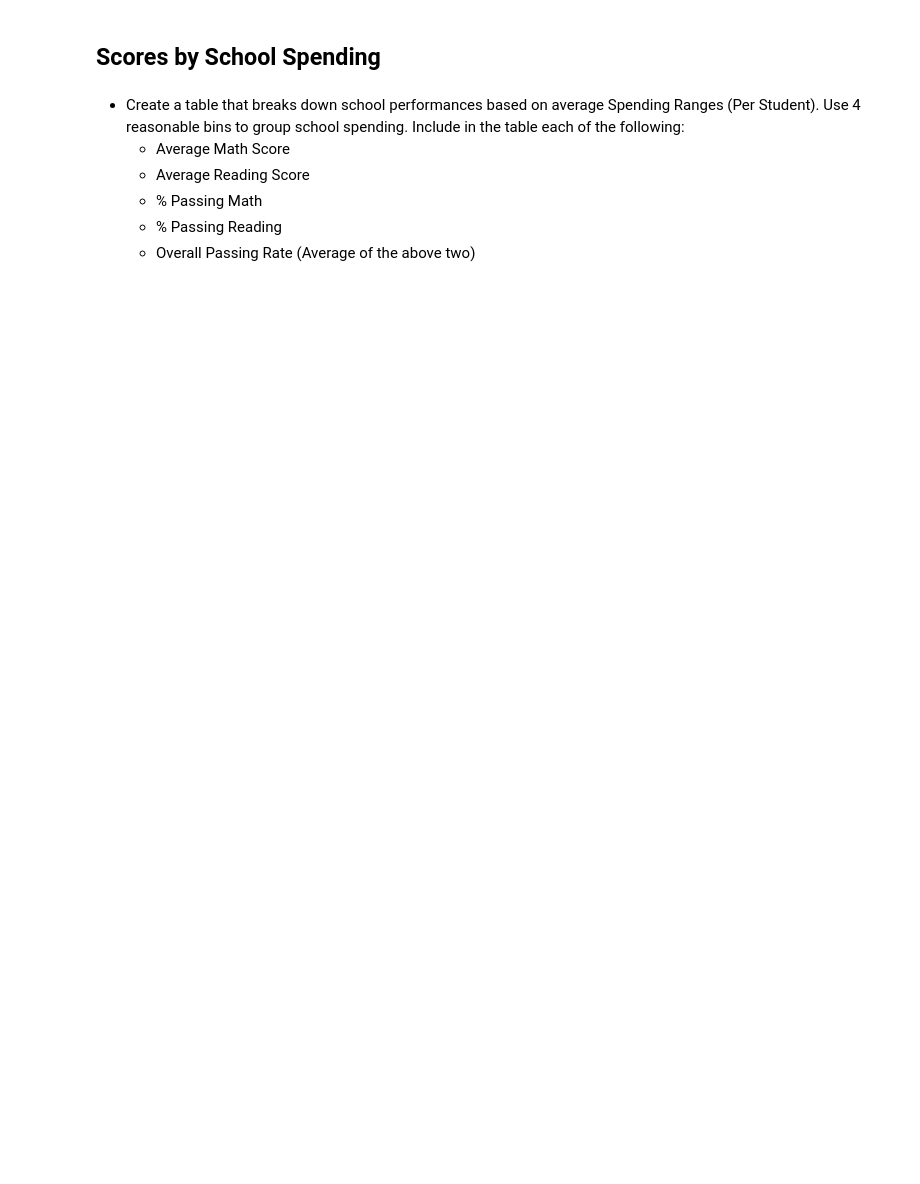
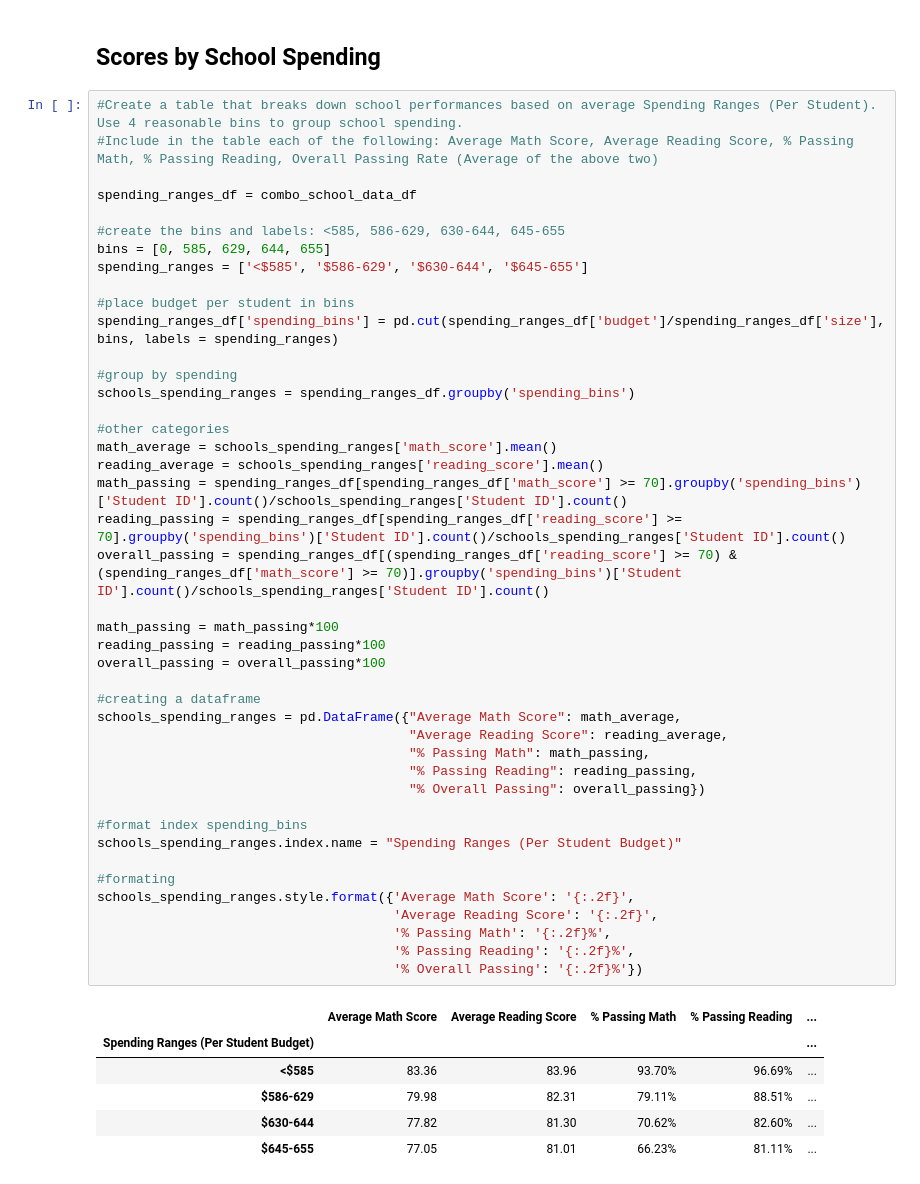
Before and after one commit to lrios215/pandas-challenge, a Jupyter notebook: PyCitySchools_Rios.ipynb, the cells around one changed output. Saved outputs shown, nothing was run; the diff lists cells and outputs as text; blank space fills up the shorter version.

```diff
--- a/PyCitySchools_Rios.ipynb
+++ b/PyCitySchools_Rios.ipynb
@@ -312,10 +302,53 @@ read_by_grade_df
 | Wright High School | 83.83 | 83.81 | 84.16 | 84.07 |
 # %% [markdown]
 ## Scores by School Spending
-# %% [markdown]
-* Create a table that breaks down school performances based on average Spending Ranges (Per Student). Use 4 reasonable bins to group school spending. Include in the table each of the following:
-  * Average Math Score
-  * Average Reading Score
-  * % Passing Math
-  * % Passing Reading
-  * Overall Passing Rate (Average of the above two)
+# %%
+#Create a table that breaks down school performances based on average Spending Ranges (Per Student). Use 4 reasonable bins to group school spending.
+#Include in the table each of the following: Average Math Score, Average Reading Score, % Passing Math, % Passing Reading, Overall Passing Rate (Average of the above two)
+
+spending_ranges_df = combo_school_data_df
+
+#create the bins and labels: <585, 586-629, 630-644, 645-655
+bins = [0, 585, 629, 644, 655]
+spending_ranges = ['<$585', '$586-629', '$630-644', '$645-655']
+
+#place budget per student in bins
+spending_ranges_df['spending_bins'] = pd.cut(spending_ranges_df['budget']/spending_ranges_df['size'], bins, labels = spending_ranges)
+
+#group by spending
+schools_spending_ranges = spending_ranges_df.groupby('spending_bins')
+
+#other categories
+math_average = schools_spending_ranges['math_score'].mean()
+reading_average = schools_spending_ranges['reading_score'].mean()
+math_passing = spending_ranges_df[spending_ranges_df['math_score'] >= 70].groupby('spending_bins')['Student ID'].count()/schools_spending_ranges['Student ID'].count()
+reading_passing = spending_ranges_df[spending_ranges_df['reading_score'] >= 70].groupby('spending_bins')['Student ID'].count()/schools_spending_ranges['Student ID'].count()
+overall_passing = spending_ranges_df[(spending_ranges_df['reading_score'] >= 70) & (spending_ranges_df['math_score'] >= 70)].groupby('spending_bins')['Student ID'].count()/schools_spending_ranges['Student ID'].count()
+
+math_passing = math_passing*100
+reading_passing = reading_passing*100
+overall_passing = overall_passing*100
+
+#creating a dataframe
+schools_spending_ranges = pd.DataFrame({"Average Math Score": math_average,
+                                        "Average Reading Score": reading_average,
+                                        "% Passing Math": math_passing,
+                                        "% Passing Reading": reading_passing,
+                                        "% Overall Passing": overall_passing})
+
+#format index spending_bins
+schools_spending_ranges.index.name = "Spending Ranges (Per Student Budget)"
+
+#formating
+schools_spending_ranges.style.format({'Average Math Score': '{:.2f}',
+                                      'Average Reading Score': '{:.2f}',
+                                      '% Passing Math': '{:.2f}%',
+                                      '% Passing Reading': '{:.2f}%',
+                                      '% Overall Passing': '{:.2f}%'})
+# %% [output]
+|  | Average Math Score | Average Reading Score | % Passing Math | % Passing Reading | ... |
+| Spending Ranges (Per Student Budget) |  |  |  |  | ... |
+| <$585 | 83.36 | 83.96 | 93.70% | 96.69% | ... |
+| $586-629 | 79.98 | 82.31 | 79.11% | 88.51% | ... |
+| $630-644 | 77.82 | 81.30 | 70.62% | 82.60% | ... |
+| $645-655 | 77.05 | 81.01 | 66.23% | 81.11% | ... |
```
Also changed, not shown: parts of 17 cells of this notebook.
